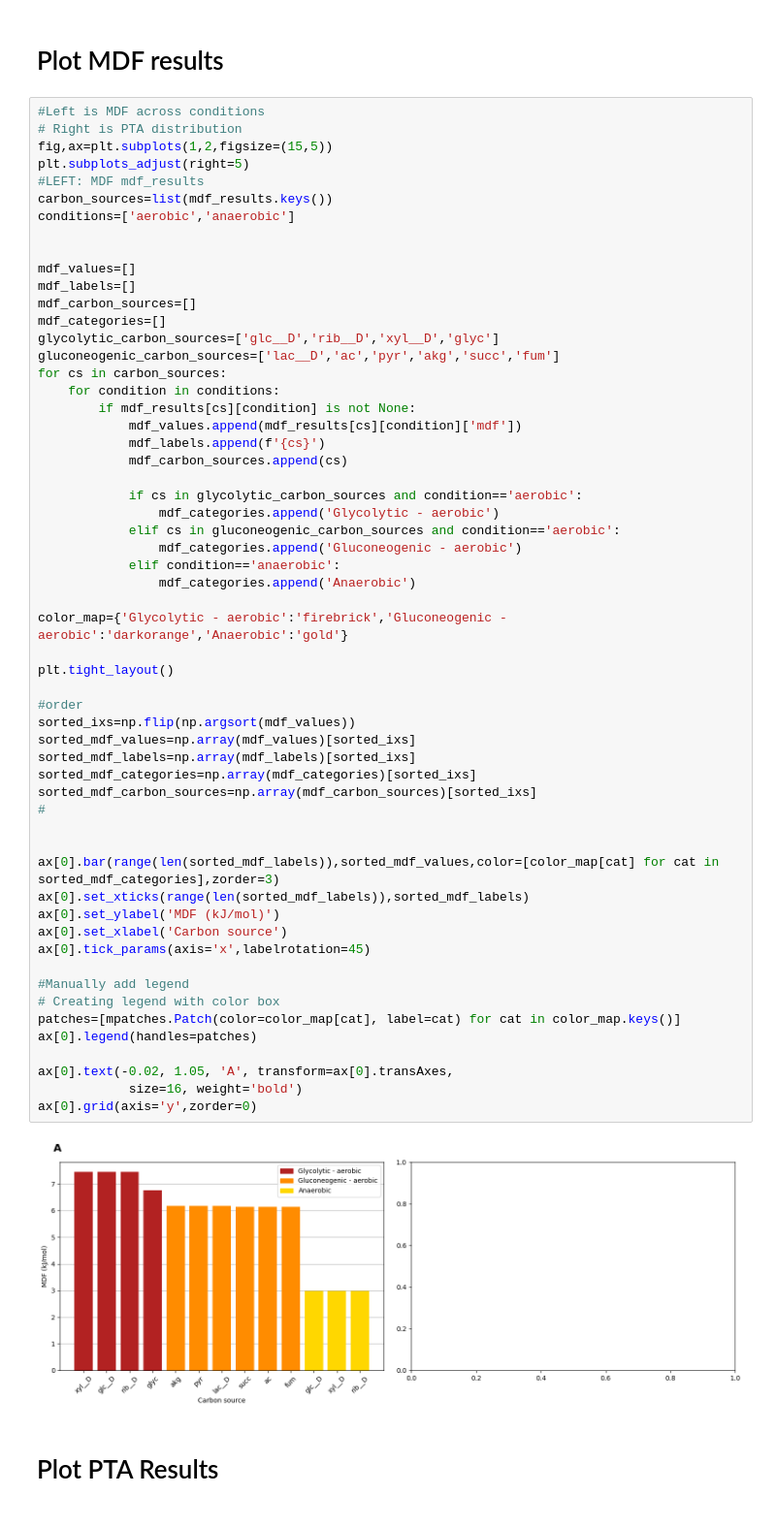
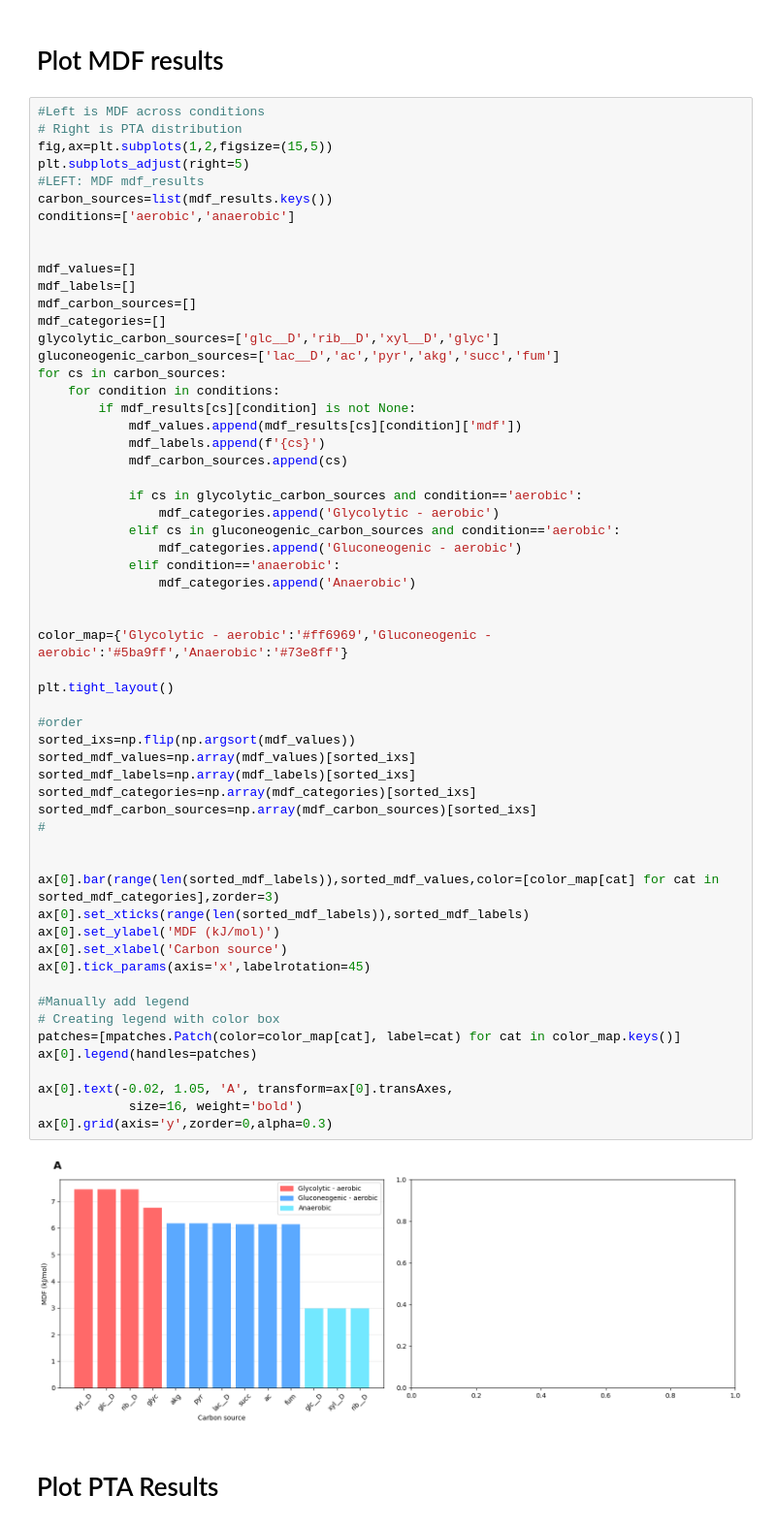
Before and after one commit to marco-corrao/iCH360_paper, a Jupyter notebook: Manuscript_Figures/notebooks/MDF_PTA.ipynb, the cells around one changed output. Shown: that part at 97% size. Cells and saved outputs as stored; diff of their text form.

```diff
--- a/Manuscript_Figures/notebooks/MDF_PTA.ipynb
+++ b/Manuscript_Figures/notebooks/MDF_PTA.ipynb
@@ -43,36 +43,37 @@ for cs in carbon_sources:
                 mdf_categories.append('Gluconeogenic - aerobic')
             elif condition=='anaerobic':
                 mdf_categories.append('Anaerobic')
 
-color_map={'Glycolytic - aerobic':'firebrick','Gluconeogenic - aerobic':'darkorange','Anaerobic':'gold'}
+
+color_map={'Glycolytic - aerobic':'#ff6969','Gluconeogenic - aerobic':'#5ba9ff','Anaerobic':'#73e8ff'}
 
 plt.tight_layout()
 
 #order
 sorted_ixs=np.flip(np.argsort(mdf_values))
 sorted_mdf_values=np.array(mdf_values)[sorted_ixs]
 sorted_mdf_labels=np.array(mdf_labels)[sorted_ixs]
 sorted_mdf_categories=np.array(mdf_categories)[sorted_ixs]
 sorted_mdf_carbon_sources=np.array(mdf_carbon_sources)[sorted_ixs]
 #
 
 
 ax[0].bar(range(len(sorted_mdf_labels)),sorted_mdf_values,color=[color_map[cat] for cat in sorted_mdf_categories],zorder=3)
 ax[0].set_xticks(range(len(sorted_mdf_labels)),sorted_mdf_labels)
 ax[0].set_ylabel('MDF (kJ/mol)')
 ax[0].set_xlabel('Carbon source')
 ax[0].tick_params(axis='x',labelrotation=45)
 
 #Manually add legend
 # Creating legend with color box
 patches=[mpatches.Patch(color=color_map[cat], label=cat) for cat in color_map.keys()]
 ax[0].legend(handles=patches)
 
 ax[0].text(-0.02, 1.05, 'A', transform=ax[0].transAxes,
             size=16, weight='bold')
-ax[0].grid(axis='y',zorder=0)
+ax[0].grid(axis='y',zorder=0,alpha=0.3)
 # %% [output]
-[figure, old version]
+[figure, new version]
 # %% [markdown]
 # Plot PTA Results
 # %%
```
Also changed, not shown: parts of 4 cells of this notebook, 3 other files.
